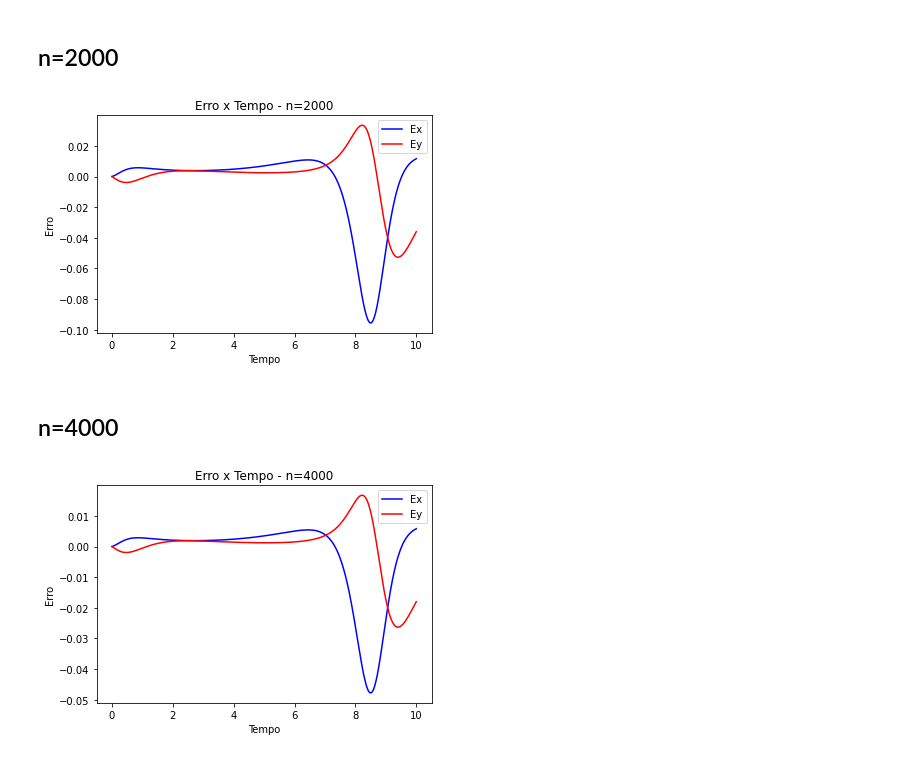
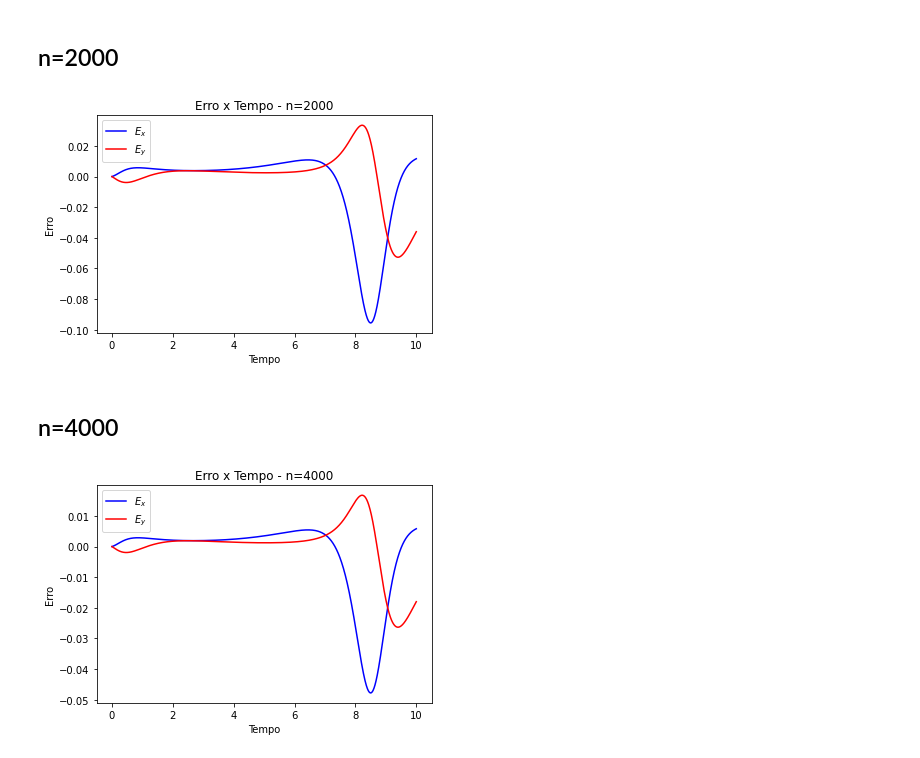
Before and after one commit to enzocardeal/MAP-EP2, a Jupyter notebook: ex2.ipynb, the cells around one changed output. Drawn from its saved outputs; the diff is of its cells as text; code cells hidden in the pictures.

```diff
--- a/ex2.ipynb
+++ b/ex2.ipynb
@@ -260,15 +340,15 @@ erro2000 = ex2_erro_euler(0, 10, 2000, 7, u0, 2/3, 4/3, 1, 1)
 # %%
 t = np.arange(0, 10.0000000001, 10/2000)
 # %%
-plt.plot(t, erro2000[:,0], color='blue', label='Ex')
-plt.plot(t, erro2000[:,1], color='red', label='Ey')
+plt.plot(t, erro2000[:,0], color='blue', label='$E_{x}$')
+plt.plot(t, erro2000[:,1], color='red', label='$E_{y}$')
 plt.xlabel('Tempo')
 plt.ylabel('Erro')
 plt.title('Erro x Tempo - n=2000')
 plt.legend()
 plt.show()
 # %% [output]
-[figure, old version]
+[figure, new version]
 # %% [markdown]
 ## n=4000
 # %%
@@ -276,12 +356,12 @@ erro4000 = ex2_erro_euler(0, 10, 4000, 7, u0, 2/3, 4/3, 1, 1)
 # %%
 t = np.arange(0, 10.0000000001, 10/4000)
 # %%
-plt.plot(t, erro4000[:,0], color='blue', label='Ex')
-plt.plot(t, erro4000[:,1], color='red', label='Ey')
+plt.plot(t, erro4000[:,0], color='blue', label='$E_{x}$')
+plt.plot(t, erro4000[:,1], color='red', label='$E_{y}$')
 plt.xlabel('Tempo')
 plt.ylabel('Erro')
 plt.title('Erro x Tempo - n=4000')
 plt.legend()
 plt.show()
 # %% [output]
-[figure, old version]
+[figure, new version]
```
Also changed, not shown: parts of 27 cells of this notebook, 1 other file.
